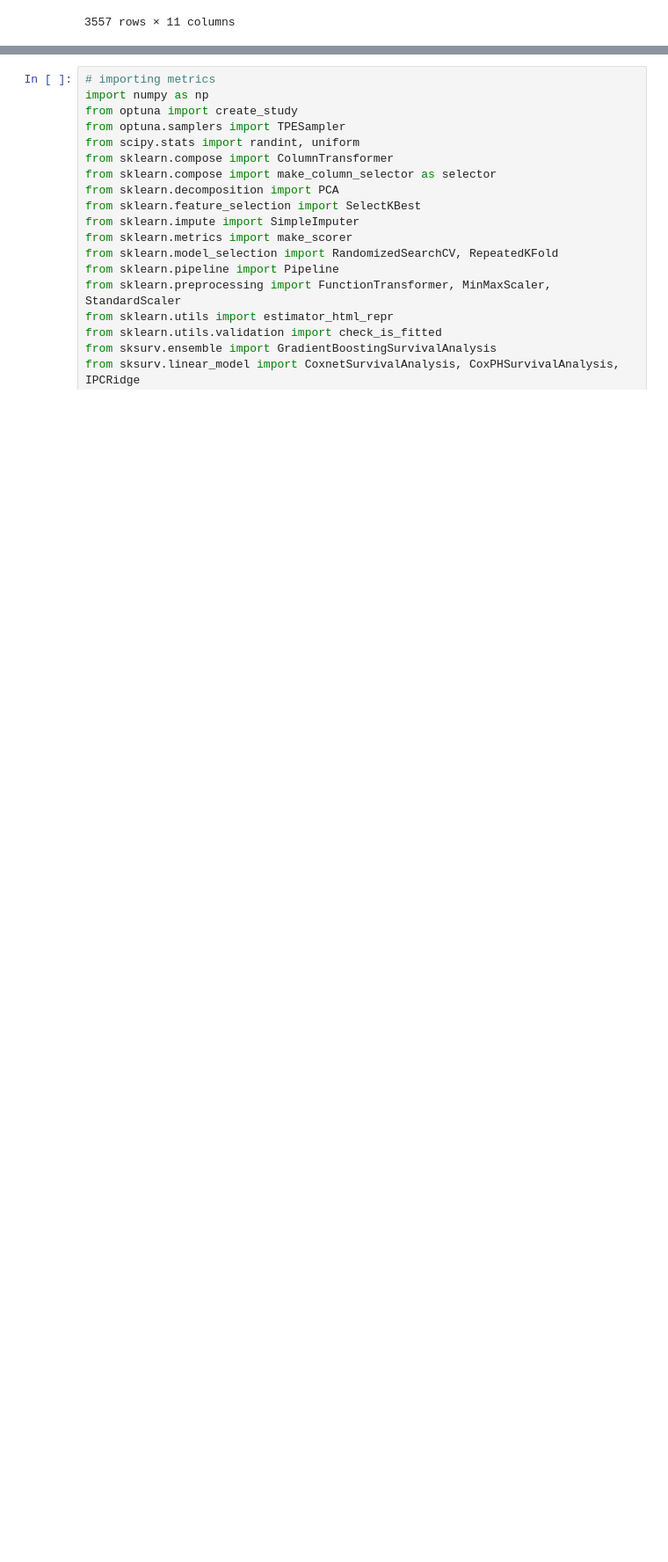
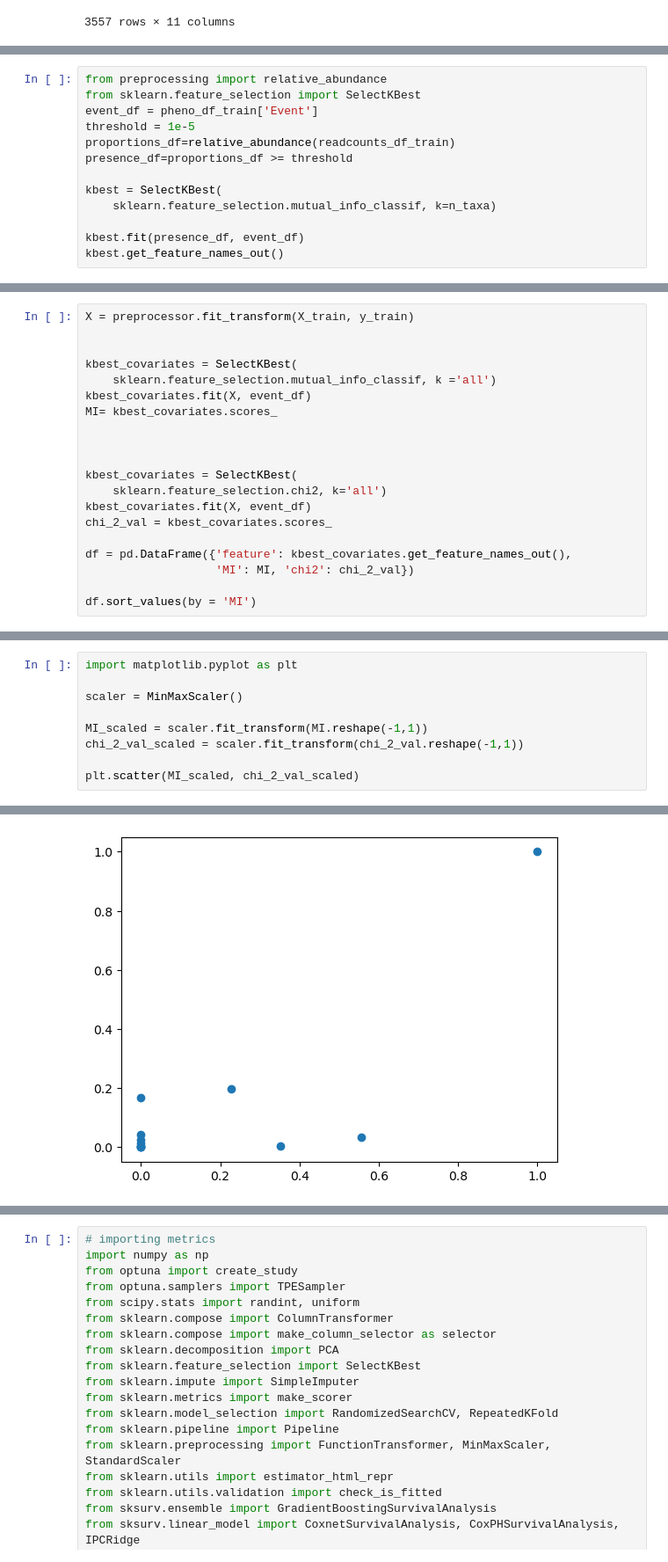
Before and after one commit to TristanFauvel/DreamHF, a Jupyter notebook: src/dev.ipynb, the cells around one changed output, grey strips where cells are left out. Shown: that part at 88% size. Cells and saved outputs as stored; diff of their text form; blank space fills up the shorter version.

```diff
--- a/src/dev.ipynb
+++ b/src/dev.ipynb
@@ -104,0 +256,13 @@ CLINICAL_COVARIATES
+# %%
+from preprocessing import relative_abundance
+from sklearn.feature_selection import SelectKBest
+event_df = pheno_df_train['Event']
+threshold = 1e-5
+proportions_df=relative_abundance(readcounts_df_train)
+presence_df=proportions_df >= threshold
+
+kbest = SelectKBest(
+    sklearn.feature_selection.mutual_info_classif, k=n_taxa)
+
+kbest.fit(presence_df, event_df)
+kbest.get_feature_names_out()
@@ -104,0 +339,20 @@ CLINICAL_COVARIATES
+# %%
+X = preprocessor.fit_transform(X_train, y_train)
+
+
+kbest_covariates = SelectKBest(
+    sklearn.feature_selection.mutual_info_classif, k ='all')
+kbest_covariates.fit(X, event_df)
+MI= kbest_covariates.scores_
+
+
+
+kbest_covariates = SelectKBest(
+    sklearn.feature_selection.chi2, k='all')
+kbest_covariates.fit(X, event_df)
+chi_2_val = kbest_covariates.scores_
+
+df = pd.DataFrame({'feature': kbest_covariates.get_feature_names_out(),
+                   'MI': MI, 'chi2': chi_2_val})
+
+df.sort_values(by = 'MI')
@@ -104,0 +373,10 @@ CLINICAL_COVARIATES
+# %%
+import matplotlib.pyplot as plt
+
+scaler = MinMaxScaler()
+
+MI_scaled = scaler.fit_transform(MI.reshape(-1,1))
+chi_2_val_scaled = scaler.fit_transform(chi_2_val.reshape(-1,1))
+
+plt.scatter(MI_scaled, chi_2_val_scaled)
+# %% [output]
@@ -104,0 +384 @@ CLINICAL_COVARIATES
+[figure, added]
```
Also changed, not shown: parts of 34 cells of this notebook, 6 other files.
